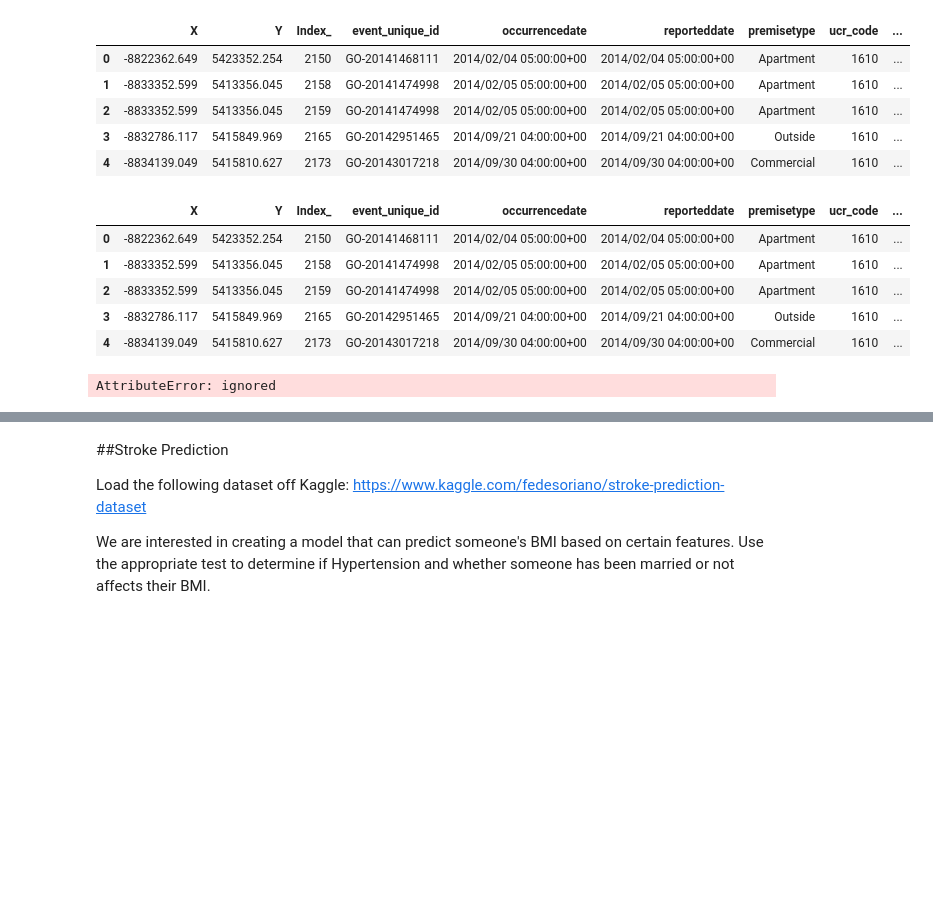
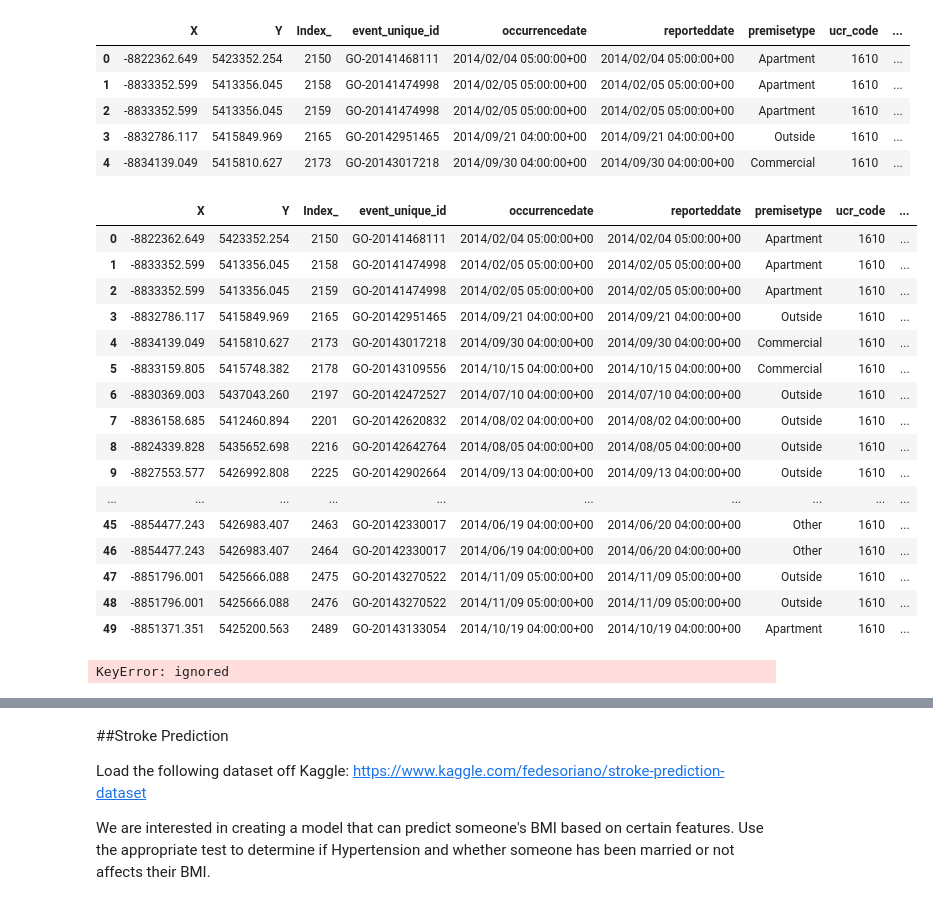
Before and after one commit to gtoubian/cce, a Jupyter notebook: 4_2_Hypothesis_Testing_Workshop_Gabriel_Toubian.ipynb, the cells around one changed output, grey strips where cells are left out. Cells and saved outputs as stored; diff of their text form; code cells hidden in the pictures; blank space fills up the shorter version.

```diff
--- a/4_2_Hypothesis_Testing_Workshop_Gabriel_Toubian.ipynb
+++ b/4_2_Hypothesis_Testing_Workshop_Gabriel_Toubian.ipynb
@@ -87,18 +93,35 @@ robbery.loc[(robbery['occurrencedayofweek'] != 'Monday') | (robbery['occurrenced
 # %%
-robbery.loc[(robbery['occurrencedayofweek'] != 'Saturday') | (robbery['occurrencedayofweek'] != 'Sunday'), 'weekdayorend'] = 'Weekday'
+robbery.loc[(robbery['occurrencedayofweek'] == 'Tuesday') | 'weekdayorend'] = 'Weekday'
+# %%
+robbery.loc[(robbery['occurrencedayofweek'] == 'Wednesday') | 'weekdayorend'] = 'Weekday'
+# %%
+robbery.loc[(robbery['occurrencedayofweek'] == 'Thursday') | 'weekdayorend'] = 'Weekday'
+# %%
+robbery.loc[(robbery['occurrencedayofweek'] == 'Friday') | 'weekdayorend'] = 'Weekday'
 # %%
-robbery.head()
+robbery.head(50)
 # %% [output]
 |  | X | Y | Index_ | event_unique_id | occurrencedate | reporteddate | premisetype | ucr_code | ... |
 | 0 | -8822362.649 | 5423352.254 | 2150 | GO-20141468111 | 2014/02/04 05:00:00+00 | 2014/02/04 05:00:00+00 | Apartment | 1610 | ... |
 | 1 | -8833352.599 | 5413356.045 | 2158 | GO-20141474998 | 2014/02/05 05:00:00+00 | 2014/02/05 05:00:00+00 | Apartment | 1610 | ... |
 | 2 | -8833352.599 | 5413356.045 | 2159 | GO-20141474998 | 2014/02/05 05:00:00+00 | 2014/02/05 05:00:00+00 | Apartment | 1610 | ... |
 | 3 | -8832786.117 | 5415849.969 | 2165 | GO-20142951465 | 2014/09/21 04:00:00+00 | 2014/09/21 04:00:00+00 | Outside | 1610 | ... |
 | 4 | -8834139.049 | 5415810.627 | 2173 | GO-20143017218 | 2014/09/30 04:00:00+00 | 2014/09/30 04:00:00+00 | Commercial | 1610 | ... |
+| 5 | -8833159.805 | 5415748.382 | 2178 | GO-20143109556 | 2014/10/15 04:00:00+00 | 2014/10/15 04:00:00+00 | Commercial | 1610 | ... |
+| 6 | -8830369.003 | 5437043.260 | 2197 | GO-20142472527 | 2014/07/10 04:00:00+00 | 2014/07/10 04:00:00+00 | Outside | 1610 | ... |
+| 7 | -8836158.685 | 5412460.894 | 2201 | GO-20142620832 | 2014/08/02 04:00:00+00 | 2014/08/02 04:00:00+00 | Outside | 1610 | ... |
+| 8 | -8824339.828 | 5435652.698 | 2216 | GO-20142642764 | 2014/08/05 04:00:00+00 | 2014/08/05 04:00:00+00 | Outside | 1610 | ... |
+| 9 | -8827553.577 | 5426992.808 | 2225 | GO-20142902664 | 2014/09/13 04:00:00+00 | 2014/09/13 04:00:00+00 | Outside | 1610 | ... |
+| ... | ... | ... | ... | ... | ... | ... | ... | ... | ... |
+| 45 | -8854477.243 | 5426983.407 | 2463 | GO-20142330017 | 2014/06/19 04:00:00+00 | 2014/06/20 04:00:00+00 | Other | 1610 | ... |
+| 46 | -8854477.243 | 5426983.407 | 2464 | GO-20142330017 | 2014/06/19 04:00:00+00 | 2014/06/20 04:00:00+00 | Other | 1610 | ... |
+| 47 | -8851796.001 | 5425666.088 | 2475 | GO-20143270522 | 2014/11/09 05:00:00+00 | 2014/11/09 05:00:00+00 | Outside | 1610 | ... |
+| 48 | -8851796.001 | 5425666.088 | 2476 | GO-20143270522 | 2014/11/09 05:00:00+00 | 2014/11/09 05:00:00+00 | Outside | 1610 | ... |
+| 49 | -8851371.351 | 5425200.563 | 2489 | GO-20143133054 | 2014/10/19 04:00:00+00 | 2014/10/19 04:00:00+00 | Apartment | 1610 | ... |
 # %%
-robbery['occurrencedayofweek'].strip()
+robbery.loc(robbery['occurrencedayofweek']['Sat'])
 # %% [output]
-AttributeError: ignored
+KeyError: ignored
 # %%
 robbery.loc[(robbery['occurrencehour'] >=6) & (robbery['occurrencehour'] <= 18), 'time'] = 'day'
 # %%
```
Also changed, not shown: parts of 4 cells of this notebook.
